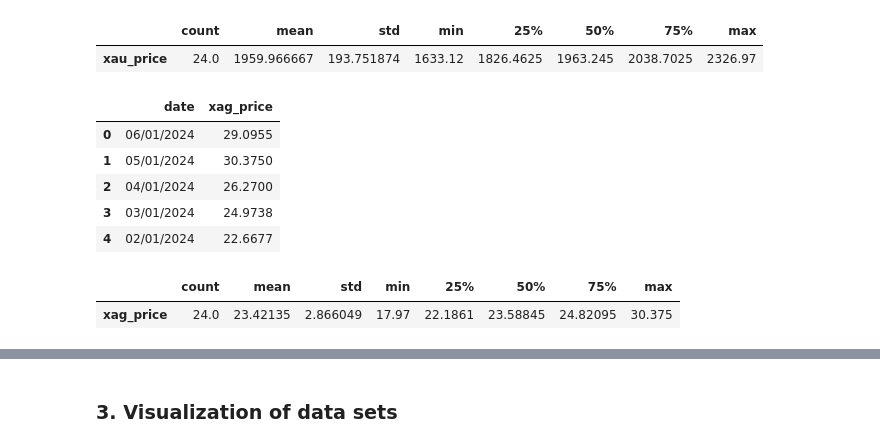
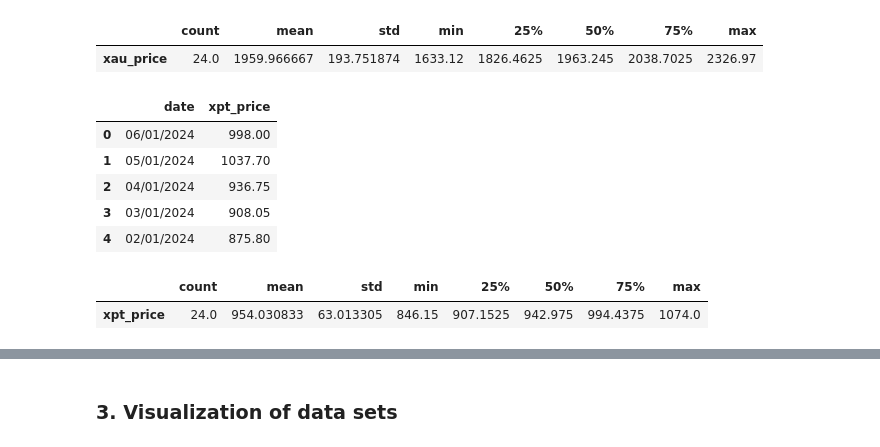
Before and after one commit to Engineer194/Macroeconomic-Analysis-of-the-US-Economy---Part-1, a Jupyter notebook: DATA_Project_v.1.ipynb, the cells around one changed output, grey strips where cells are left out. Cells and saved outputs as stored; diff of their text form; code cells hidden in the pictures.

```diff
--- a/DATA_Project_v.1.ipynb
+++ b/DATA_Project_v.1.ipynb
@@ -577,26 +579,29 @@ xau_filtered[['xau_price']].describe().T
 |  | count | mean | std | min | 25% | 50% | 75% | max |
 | xau_price | 24.0 | 1959.966667 | 193.751874 | 1633.12 | 1826.4625 | 1963.245 | 2038.7025 | 2326.97 |
 # %%
-# Load data from July 2022 to June 2024 year!
-xag = pd.read_csv('data/XAG_USD_Historical_Data.csv')
+# Loading PLATINUM data for 2022 and 2024.
+xpt = pd.read_csv('data/XPT_USD_Historical_Data.csv')
 # We leave only the requested columns...
 keep_col = ['Date', 'Price']
-xag_filtered = xag[keep_col]
-del xag
+xpt_filtered = xpt[keep_col]
+del xpt
 # Rename columns.
-xag_filtered.columns = ['date', 'xag_price']
+xpt_filtered.columns = ['date', 'xpt_price']
 
-xag_filtered.head() # We show the first few lines for verification.
+# We remove the commas and convert to numeric type.
+xpt_filtered['xpt_price'] = xpt_filtered['xpt_price'].str.replace(',', '').astype(float)
+
+xpt_filtered.head() # We show the first few lines for verification.
 # %% [output]
-|  | date | xag_price |
-| 0 | 06/01/2024 | 29.0955 |
-| 1 | 05/01/2024 | 30.3750 |
-| 2 | 04/01/2024 | 26.2700 |
-| 3 | 03/01/2024 | 24.9738 |
-| 4 | 02/01/2024 | 22.6677 |
+|  | date | xpt_price |
+| 0 | 06/01/2024 | 998.00 |
+| 1 | 05/01/2024 | 1037.70 |
+| 2 | 04/01/2024 | 936.75 |
+| 3 | 03/01/2024 | 908.05 |
+| 4 | 02/01/2024 | 875.80 |
 # %%
-xag_filtered[['xag_price']].describe().T
+xpt_filtered[['xpt_price']].describe().T # PLATINUM
 # %% [output]
 |  | count | mean | std | min | 25% | 50% | 75% | max |
-| xag_price | 24.0 | 23.42135 | 2.866049 | 17.97 | 22.1861 | 23.58845 | 24.82095 | 30.375 |
+| xpt_price | 24.0 | 954.030833 | 63.013305 | 846.15 | 907.1525 | 942.975 | 994.4375 | 1074.0 |
 # %%
```
Also changed, not shown: parts of 9 cells of this notebook.
